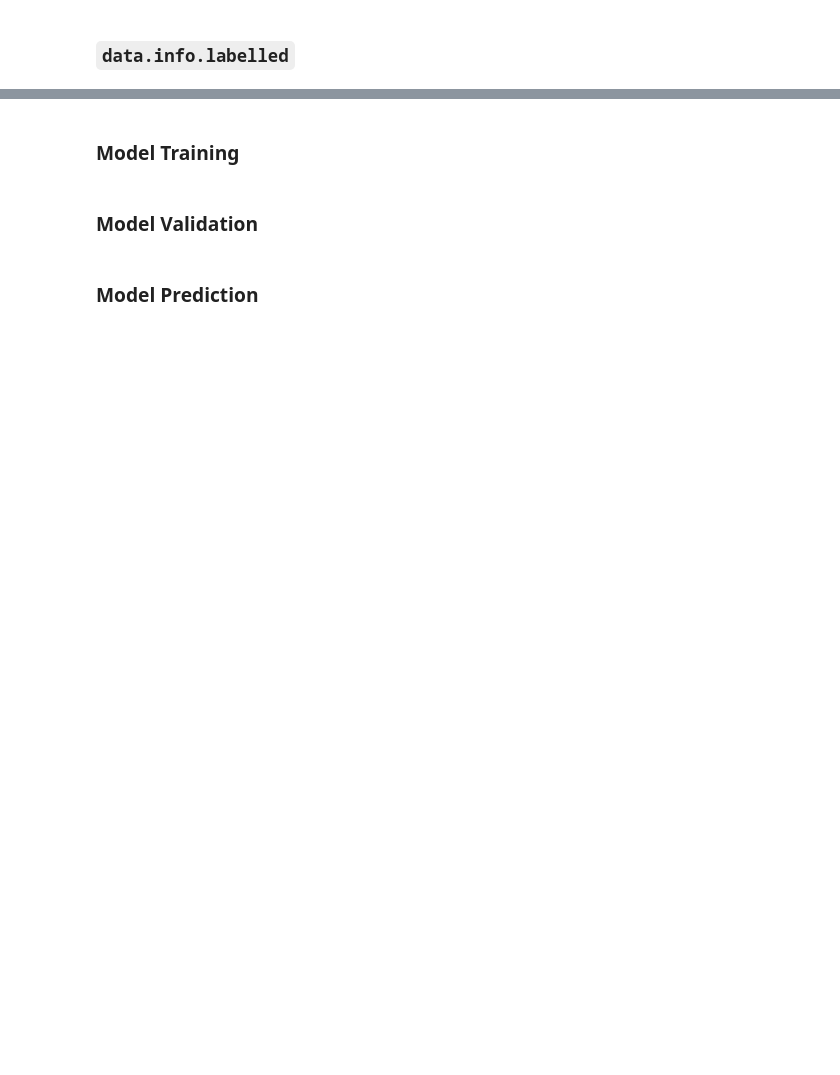
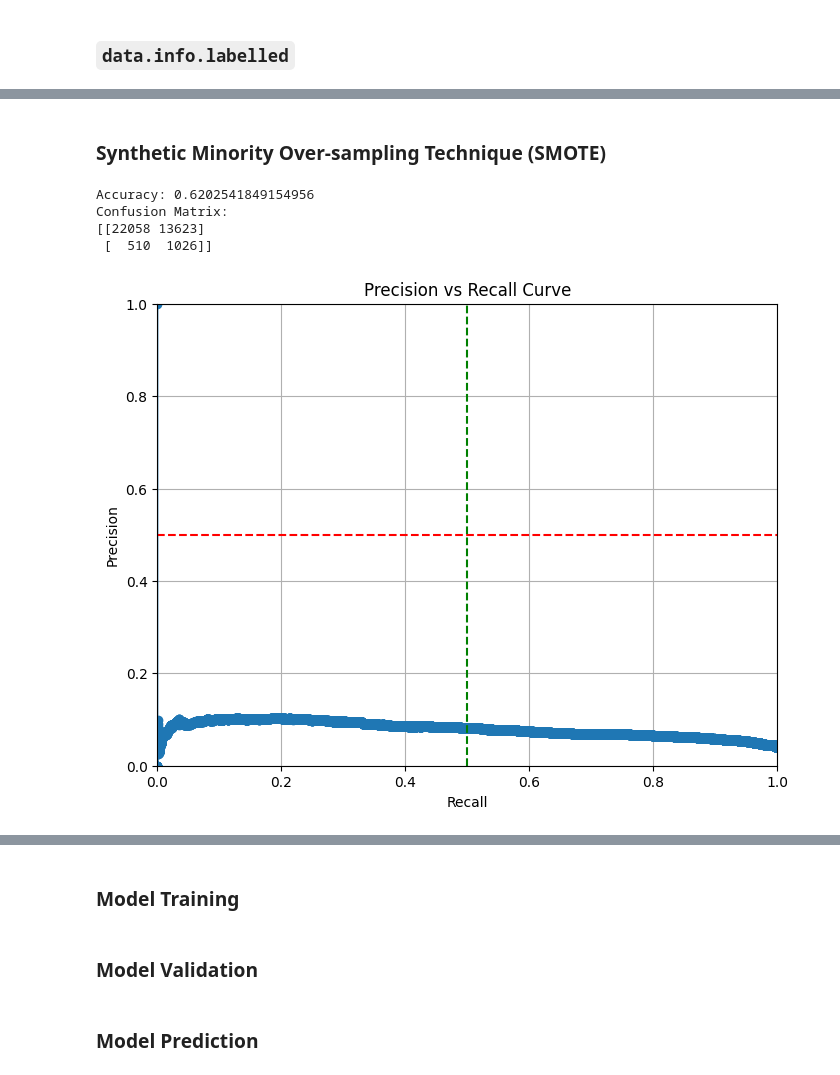
Before and after one commit to okk15y/DSA4262, a Jupyter notebook: project.ipynb, the cells around one changed output, grey strips where cells are left out. Saved outputs shown, nothing was run; the diff lists cells and outputs as text; code cells hidden in the pictures; blank space fills up the shorter version.

```diff
--- a/project.ipynb
+++ b/project.ipynb
@@ -121,0 +118,4 @@ X_20lines.groupby(['transcript_id', 'position', 'sequence']).size().reset_index(
+# %%
+# Load full dataset
+file_path = 'data/dataset0.json.gz'
+dataset = load_json_gz_to_dataframe(file_path)
@@ -127,0 +223,46 @@ from sklearn.metrics import accuracy_score, classification_report
+# %% [markdown]
+### Synthetic Minority Over-sampling Technique (SMOTE)
+# %%
+from imblearn.over_sampling import SMOTE
+
+# Simulate data with label 1 using SMOTE
+smote = SMOTE(random_state=42)
+X_resampled, y_resampled = smote.fit_resample(X_train, y_train)
+
+# New fit
+log_reg_model2 = LogisticRegression()
+log_reg_model2.fit(X_resampled, y_resampled)
+
+
+# Get the class prediction
+y_pred = log_reg_model2.predict(X_test)
+
+accuracy = accuracy_score(y_test, y_pred)
+confusion = confusion_matrix(y_test, y_pred)
+
+print(f"Accuracy: {accuracy}")
+print("Confusion Matrix:")
+print(confusion)
+
+# Get the probabilities for the positive class
+y_scores = log_reg_model2.predict_proba(X_test)[:, 1]
+
+precision, recall, _ = precision_recall_curve(y_test, y_scores)
+
+plt.figure(figsize=(8, 6))
+plt.plot(recall, precision, marker='o')
+plt.title('Precision vs Recall Curve')
+plt.xlabel('Recall')
+plt.ylabel('Precision')
+plt.grid()
+plt.xlim([0, 1])
+plt.ylim([0, 1])
+plt.axhline(y=0.5, color='r', linestyle='--')  # Reference line for 0.5 precision
+plt.axvline(x=0.5, color='g', linestyle='--')  # Reference line for 0.5 recall
+plt.show()
+# %% [output]
+Accuracy: 0.6202541849154956
+Confusion Matrix:
+[[22058 13623]
+ [  510  1026]]
+[figure, added]
```
Also changed, not shown: parts of 32 cells of this notebook.
